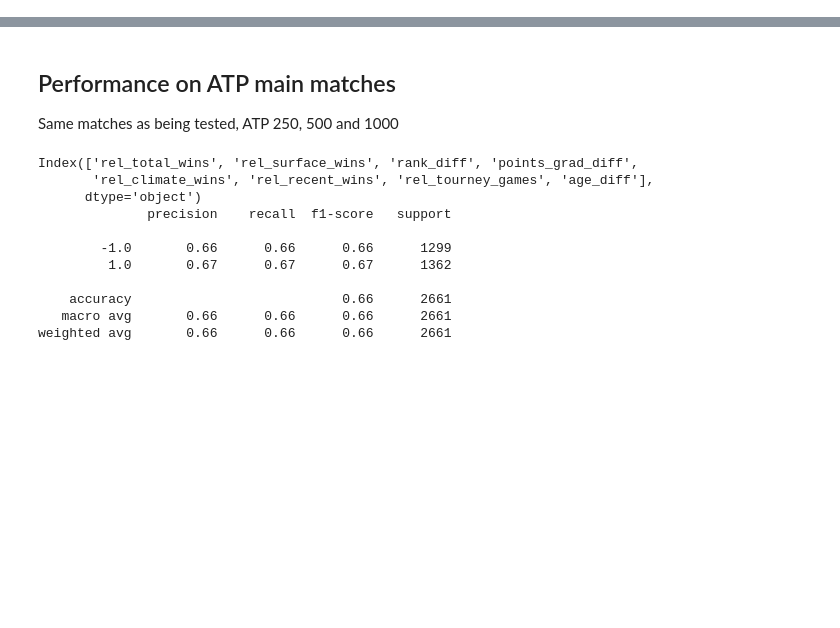
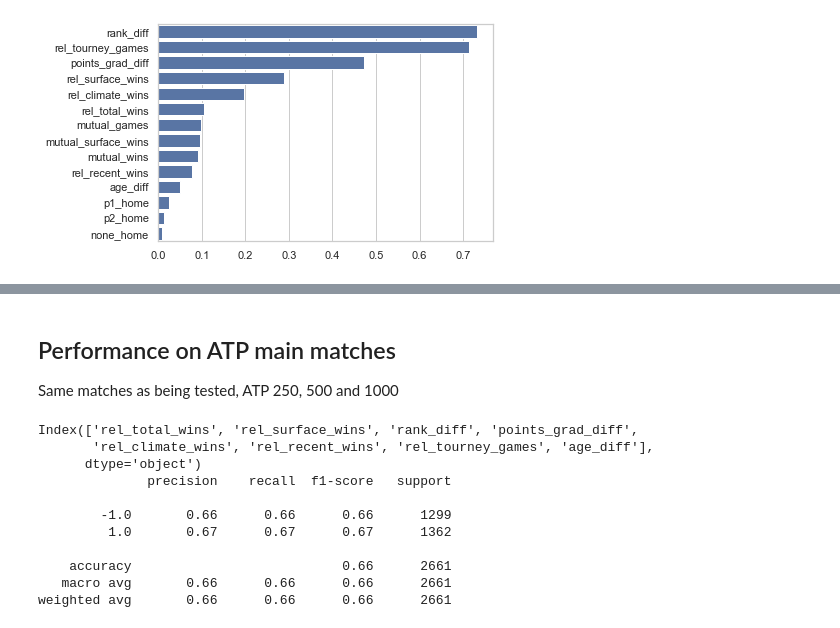
Before and after one commit to jost95/atp-tennis-predictions, a Jupyter notebook: feature_evaluation.ipynb, the cells around one changed output, grey strips where cells are left out. Drawn from its saved outputs; the diff is of its cells as text; code cells hidden in the pictures; blank space fills up the shorter version.

```diff
--- a/feature_evaluation.ipynb
+++ b/feature_evaluation.ipynb
@@ -206,0 +151,15 @@ weighted avg       0.73      0.73      0.73     30174
+# %%
+rfe_model = RandomForestClassifier(max_depth=rf_max_depth, n_estimators=rf_estimators)
+rfe_model = RFE(rfe_model, n_features_to_select=4)  # selects 4 of the features
+rfe_model.fit(X_train, y_train)
+
+rankings = rfe_model.ranking_
+idx = np.argsort(rankings)
+rankings = rankings[idx]
+columns = X_train.columns[idx]
+
+rfe_results = pd.DataFrame(rankings, index=columns, columns=['Ranking'])
+rfe_results.index.name = 'Feature'
+display(rfe_results)
+
+print(f"Number of features selected: {rfe_model.n_features_}")
@@ -206,0 +188,14 @@ weighted avg       0.73      0.73      0.73     30174
+# %%
+lr_model = LogisticRegression(solver=lr_solver)
+lr_model.fit(X_train, y_train)
+
+def plot_lr_feat_sign(X, coeffs):
+    std_dev = np.std(X, 0)
+    influence = std_dev*np.abs(coeffs)
+    influence.sort_values(ascending=False, inplace=True)
+    sns.barplot(x=influence.to_list(), y=influence.index, color='b')
+    plt.show()
+
+plot_lr_feat_sign(X_train, lr_model.coef_[0])
+# %% [output]
+[figure, added]
```
Also changed, not shown: parts of 41 cells of this notebook.
